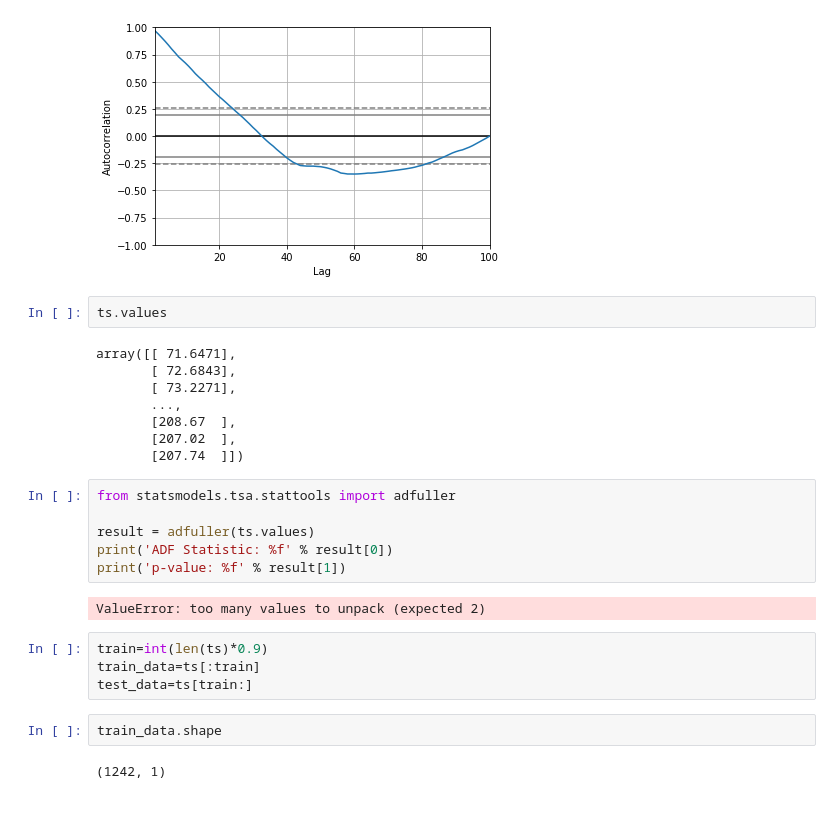
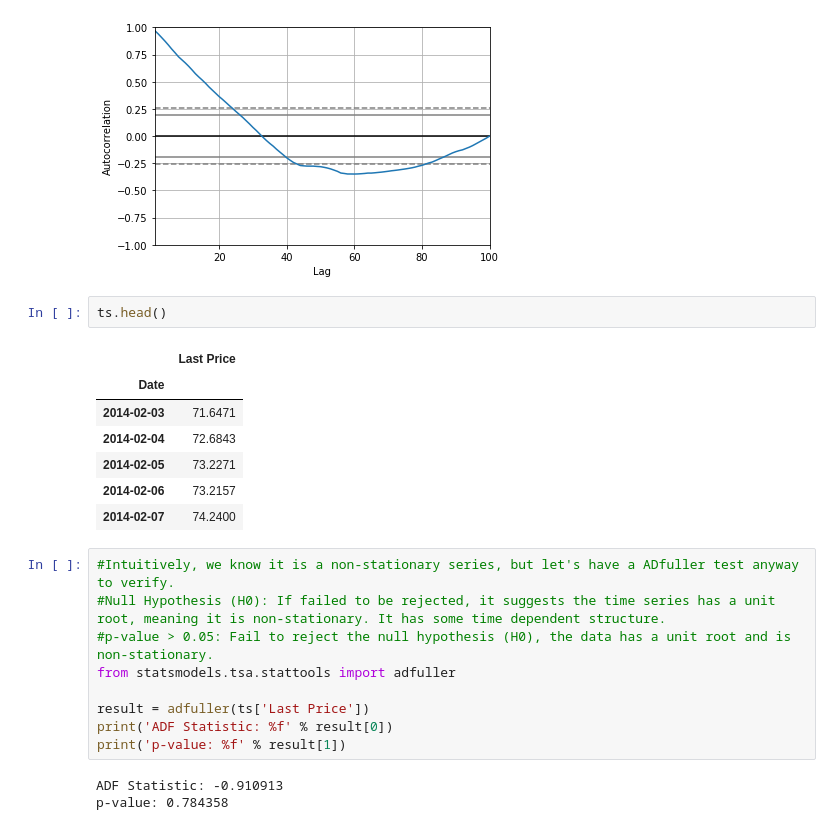
Before and after one commit to alexxlu/Project5, a Jupyter notebook: ARIMA.ipynb, the cells around one changed output. Cells and saved outputs as stored; diff of their text form.

```diff
--- a/ARIMA.ipynb
+++ b/ARIMA.ipynb
@@ -29,28 +29,24 @@ pyplot.show()
 # %% [output]
 [figure]
 # %%
-ts.values
+ts.head()
 # %% [output]
-array([[ 71.6471],
-       [ 72.6843],
-       [ 73.2271],
-       ...,
-       [208.67  ],
-       [207.02  ],
-       [207.74  ]])
+|  | Last Price |
+| Date |  |
+| 2014-02-03 | 71.6471 |
+| 2014-02-04 | 72.6843 |
+| 2014-02-05 | 73.2271 |
+| 2014-02-06 | 73.2157 |
+| 2014-02-07 | 74.2400 |
-# %%
-from statsmodels.tsa.stattools import adfuller
-
-result = adfuller(ts.values)
-print('ADF Statistic: %f' % result[0])
-print('p-value: %f' % result[1])
-# %% [output]
-ValueError: too many values to unpack (expected 2)
-# %%
-train=int(len(ts)*0.9)
-train_data=ts[:train]
-test_data=ts[train:]
-# %%
-train_data.shape
-# %% [output]
-(1242, 1)
+# %%
+#Intuitively, we know it is a non-stationary series, but let's have a ADfuller test anyway to verify.
+#Null Hypothesis (H0): If failed to be rejected, it suggests the time series has a unit root, meaning it is non-stationary. It has some time dependent structure.
+#p-value > 0.05: Fail to reject the null hypothesis (H0), the data has a unit root and is non-stationary.
+from statsmodels.tsa.stattools import adfuller
+
+result = adfuller(ts['Last Price'])
+print('ADF Statistic: %f' % result[0])
+print('p-value: %f' % result[1])
+# %% [output]
+ADF Statistic: -0.910913
+p-value: 0.784358
```
Also changed, not shown: parts of 9 cells of this notebook.
